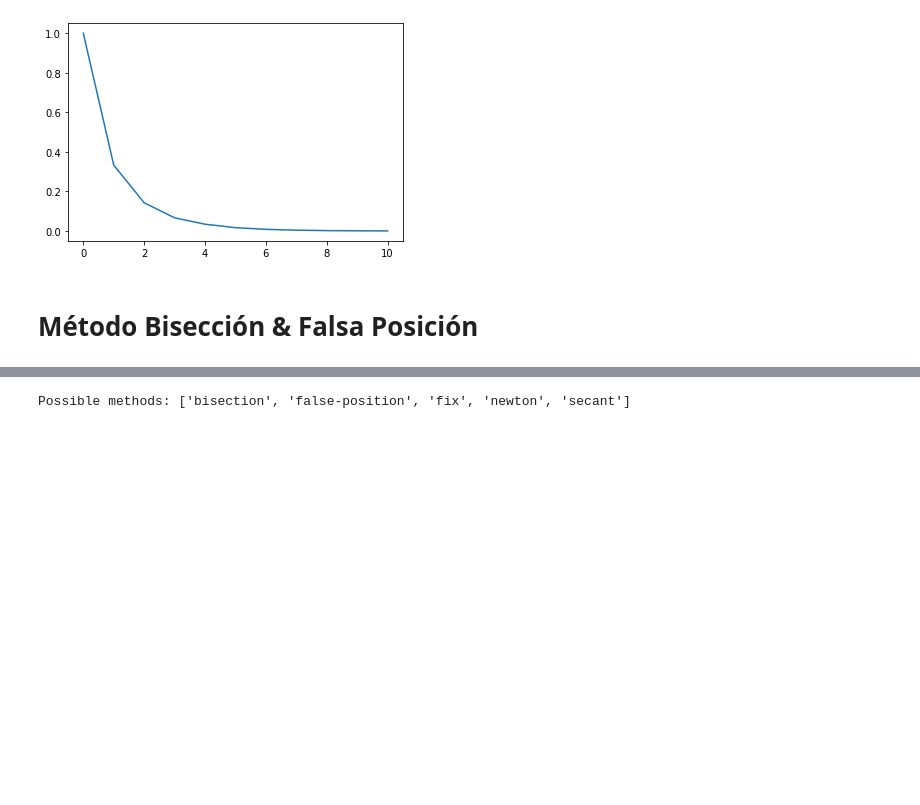
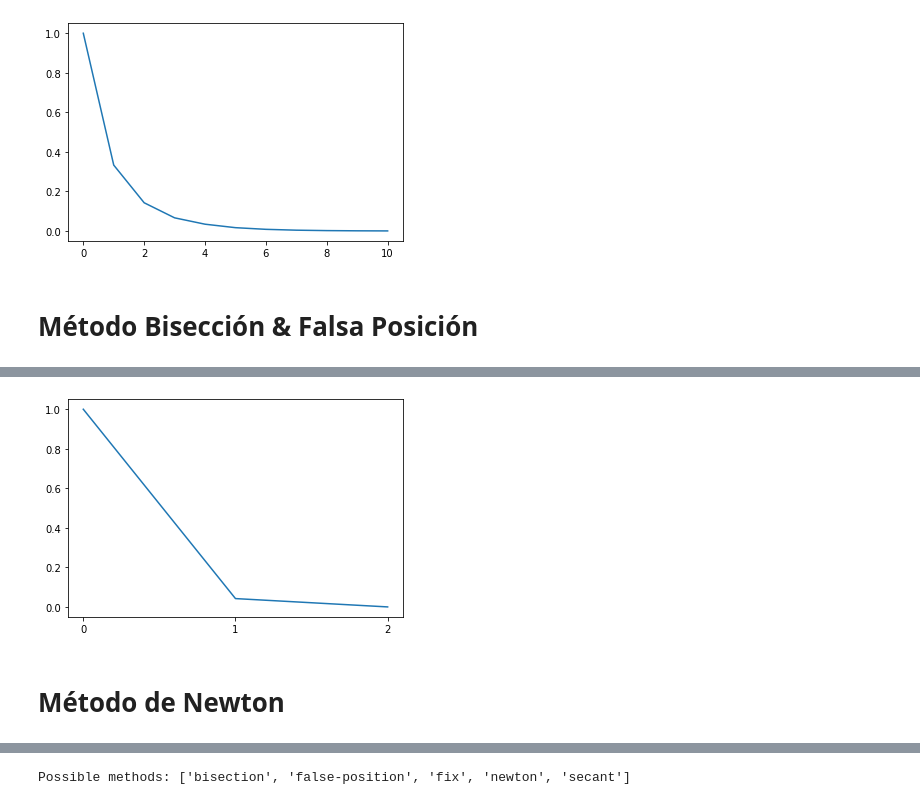
Before and after one commit to gmauricio-toledo/UNISON-teaching, a Jupyter notebook: U2-Raices.ipynb, the cells around one changed output, grey strips where cells are left out. Cells and saved outputs as stored; diff of their text form; code cells hidden in the pictures; blank space fills up the shorter version.

```diff
--- a/U2-Raices.ipynb
+++ b/U2-Raices.ipynb
@@ -135,0 +84,9 @@ rf_fp.roots
+# %%
+from roots import RootFinder
+
+
+
+rf = RootFinder()
+raiz = rf.fit(f=f,tolerance=0.001,x0=0,x1=2,method='false-position') # Ejemplo 1
+# raiz = rf.fit(f=f,tolerance=0.001,x0=0,x1=1.5,method='false-position') # Ejemplo 2: x^10-1
+rf.print_table(digits=4)
@@ -135,0 +99,9 @@ rf_fp.roots
+# %%
+plt.figure()
+plt.plot(list(range(len(rf.errors))),rf.errors)
+plt.xticks(list(range(len(rf.errors))))
+plt.show()
+# %% [output]
+[figure, added]
+# %% [markdown]
+# Método de Newton
```
Also changed, not shown: parts of 30 cells of this notebook, 14 other files.
